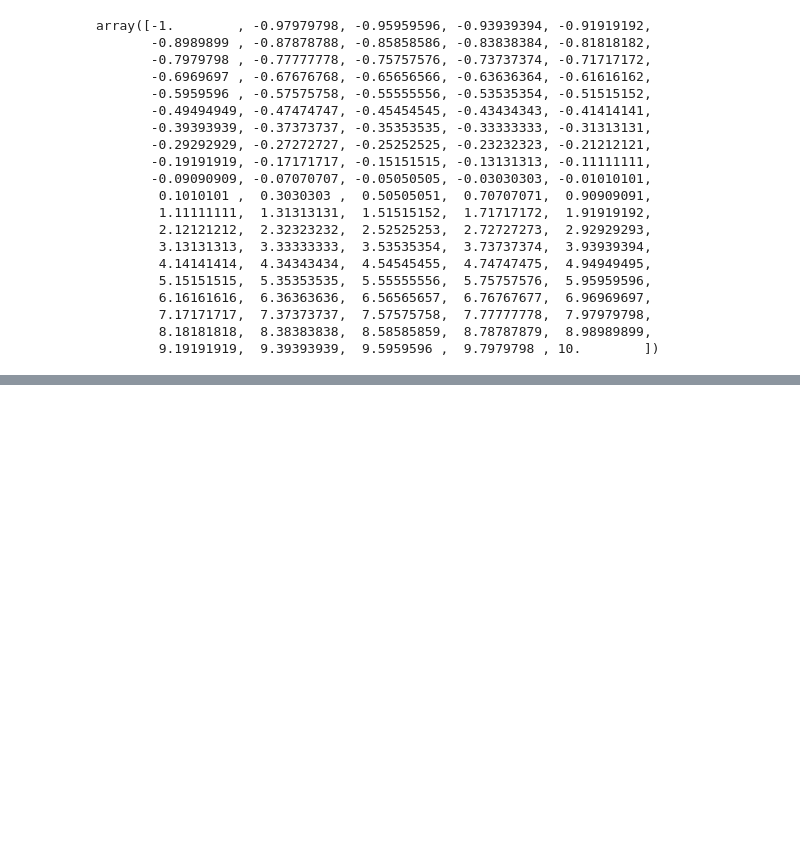
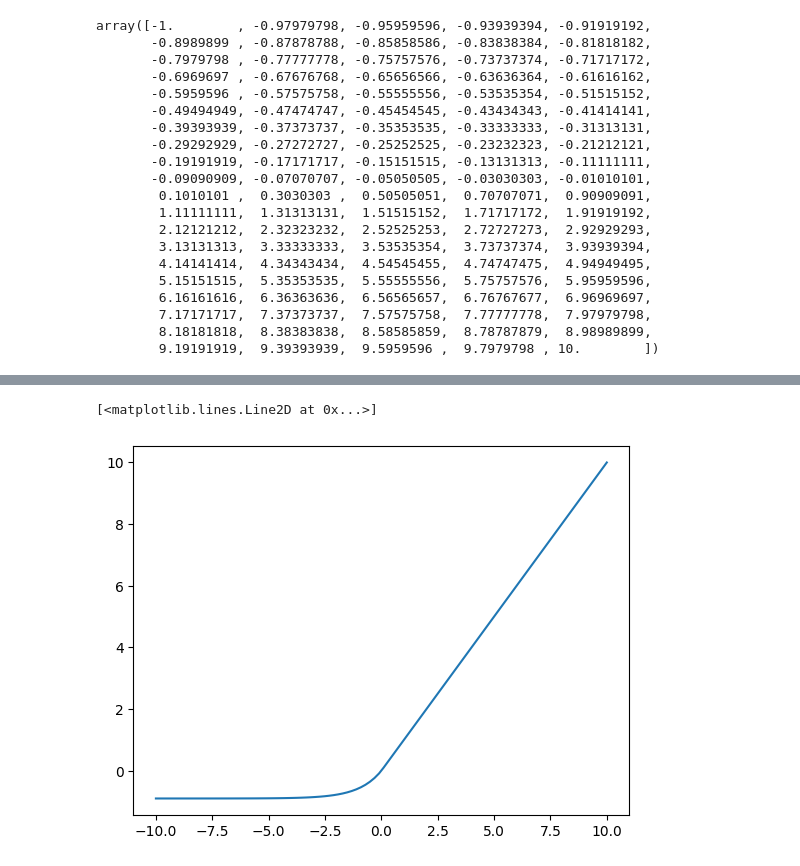
Before and after one commit to abdourahmanekamara/datascience-portofolio, a Jupyter notebook: activation-functions.ipynb, the cells around one changed output, grey strips where cells are left out. Saved outputs shown, nothing was run; the diff lists cells and outputs as text; code cells hidden in the pictures; blank space fills up the shorter version.

```diff
--- a/activation-functions.ipynb
+++ b/activation-functions.ipynb
@@ -396,0 +402,38 @@ plt.plot(z,l.derivative)
+# %%
+class ELU:
+    def __init__(self,alpha:float = 1):
+        self.alpha = alpha
+    def predict(self,z:np.ndarray)-> np.ndarray:
+        r"""
+        Compute the Exponential Linear Unit of z.
+        $$
+\begin{cases}
+\alpha(\exp{z}-1) & \text{if} & z \le 0\\
+z & \text{if} & z > 0
+\end{cases}
+        $$
+        Parameters
+        ----------
+        z : float or np.ndarray
+            Input value or array of values.
+
+        Returns
+        -------
+        float or np.ndarray
+            ELU of the input.
+        """
+        self.out = np.where(z<0,self.alpha*(np.exp(z)-1),z)
+        return self.out
+    @property
+    def derivative(self)-> np.ndarray:
+        r"""
+        computes the derivative with respect to the output
+        Returns
+        -------
+        np.ndarray
+        """
+        return np.where(self.out>0,1,self.alpha*np.exp(self.out))
+# %%
+z=np.linspace(-10,10,100)
+el = ELU(alpha=0.9)
+el.predict(z)
@@ -396,0 +461,5 @@ plt.plot(z,l.derivative)
+# %%
+plt.plot(z,el.out)
+# %% [output]
+[<matplotlib.lines.Line2D at 0x...>]
+[figure, added]
```
Also changed, not shown: parts of 9 cells of this notebook, 3 other files.
